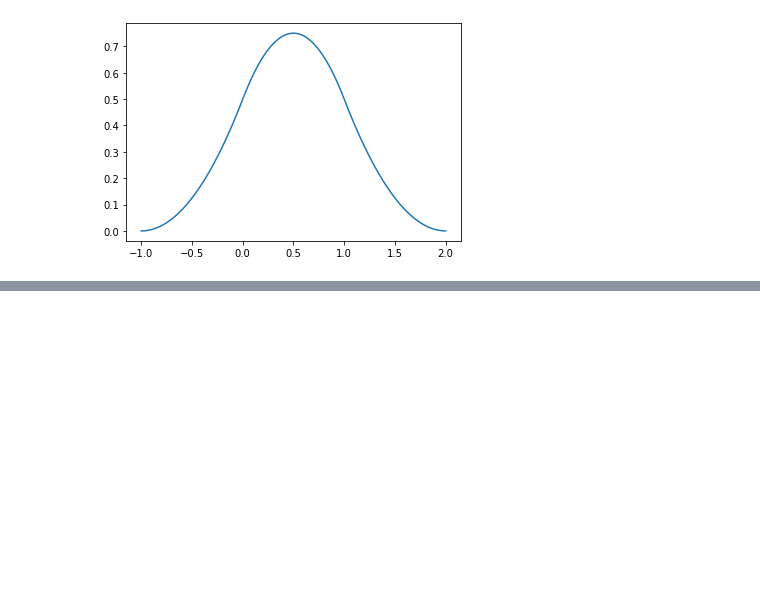
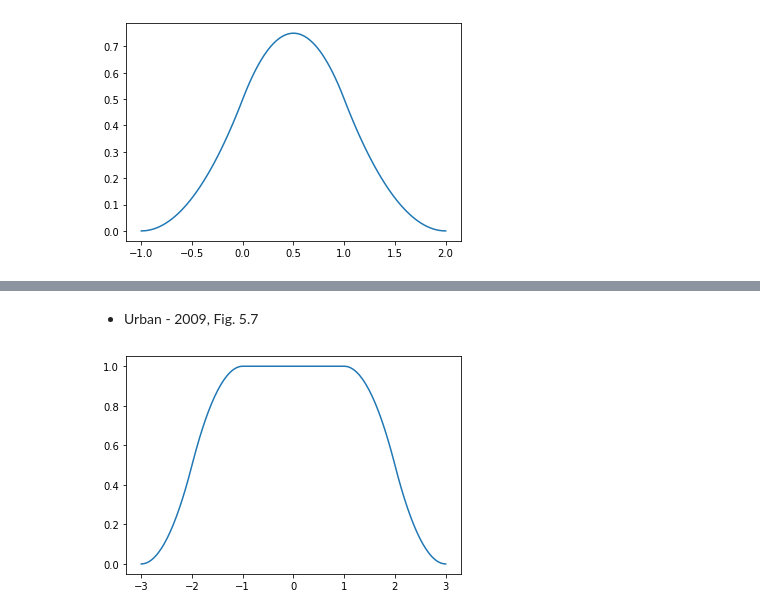
Before and after one commit to gninr/wavelets, a Jupyter notebook: wavelet1d.ipynb, the cells around one changed output, grey strips where cells are left out. Drawn from its saved outputs; the diff is of its cells as text; code cells hidden in the pictures; blank space fills up the shorter version.

```diff
--- a/wavelet1d.ipynb
+++ b/wavelet1d.ipynb
@@ -16,0 +26,13 @@ L2 norm = 0.5499999997948198
+# %% [markdown]
+- Urban - 2009, Fig. 5.7
+# %%
+# partition of unity
+nx = 200
+x = np.linspace(-d, d, nx)
+s = np.zeros(nx)
+for k in range(sf.l1, sf.l2 + 1):
+    s += sf(x + k)
+plt.plot(x, s)
+plt.show()
+# %% [output]
+[figure, added]
```
Also changed, not shown: parts of 9 cells of this notebook, 1 other file.
